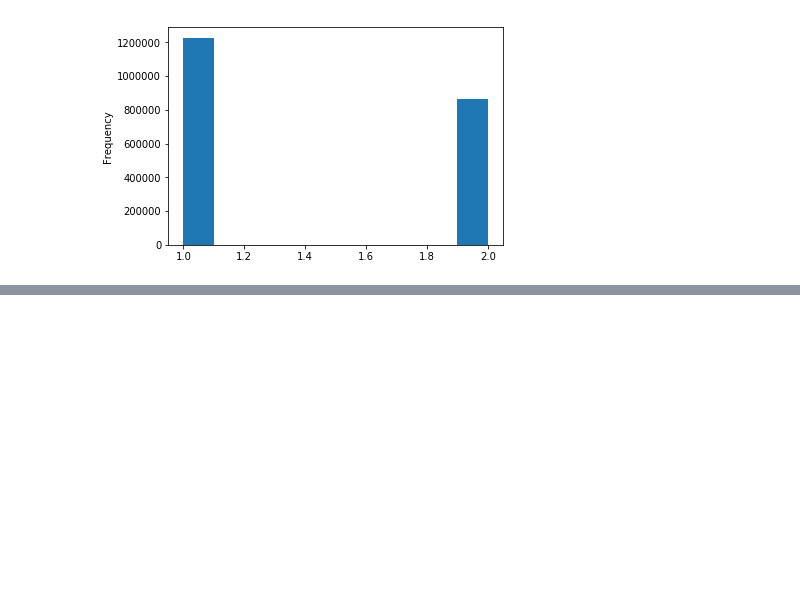
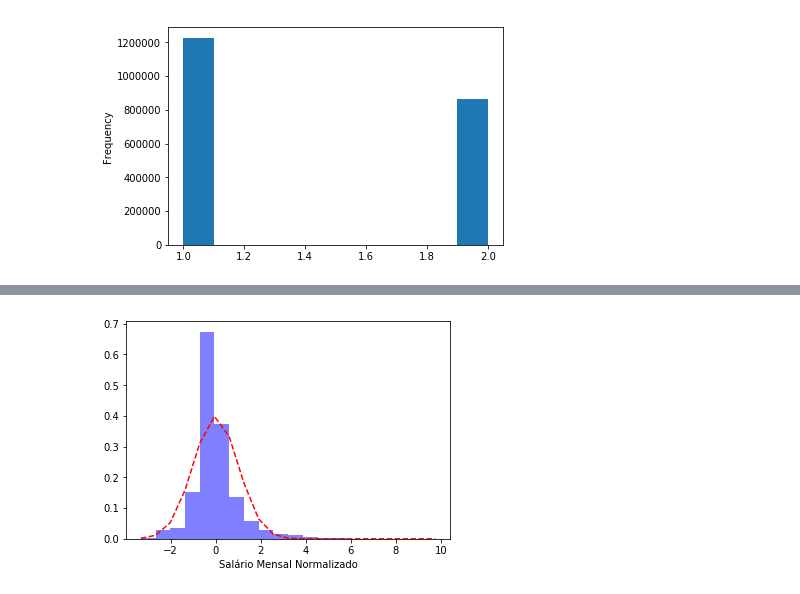
Before and after one commit to tsilverio/Desafio1_DataScience, a Jupyter notebook: Desafio1_Thiago.ipynb, the cells around one changed output, grey strips where cells are left out. Drawn from its saved outputs; the diff is of its cells as text; code cells hidden in the pictures; blank space fills up the shorter version.

```diff
--- a/Desafio1_Thiago.ipynb
+++ b/Desafio1_Thiago.ipynb
@@ -343,0 +379,37 @@ Lista_Salario_Medio['Sexo'].plot.hist()
+# %%
+import numpy as np
+import matplotlib.mlab as mlab
+import matplotlib.pyplot as plt
+
+
+# definindo uma variável para os dados de salários transformados e normalizados
+x = df_desafio['normal_log_Salario']
+# calculando a média
+mu = np.mean(x)
+# calculando o desvio-padrão populacional
+std = np.std(x)#/len(x)
+#Imprimindo a média e o desvio-padrão
+mu,std
+
+
+# example data
+#mu = 100 # mean of distribution
+sigma = std # standard deviation of distribution
+#x = mu + sigma * np.random.randn(10000)
+
+num_bins = 20
+# the histogram of the data
+n, bins, patches = plt.hist(x, num_bins, normed=1, facecolor='blue', alpha=0.5)
+
+# add a 'best fit' line
+y = mlab.normpdf(bins, mu, sigma)
+plt.plot(bins, y, 'r--')
+plt.xlabel('Salário Mensal Normalizado')
+
+
+
+# Tweak spacing to prevent clipping of ylabel
+plt.subplots_adjust(left=0.15)
+plt.show()
+# %% [output]
+[figure, added]
```
Also changed, not shown: parts of 1 cell of this notebook.
